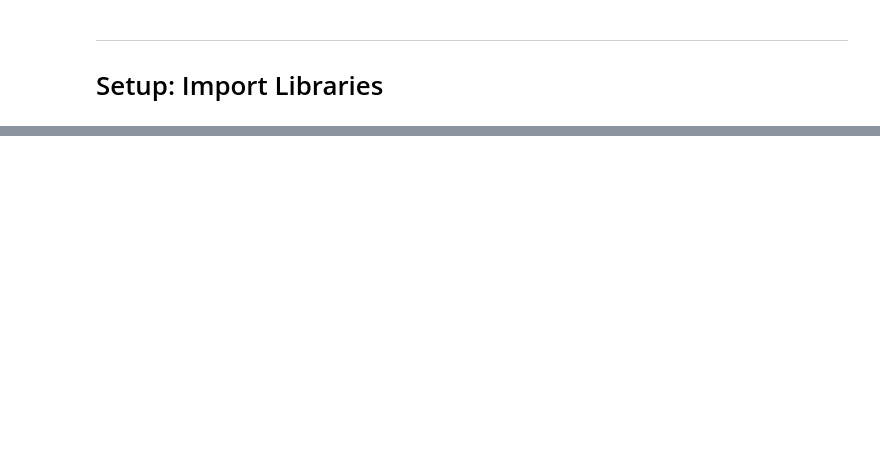
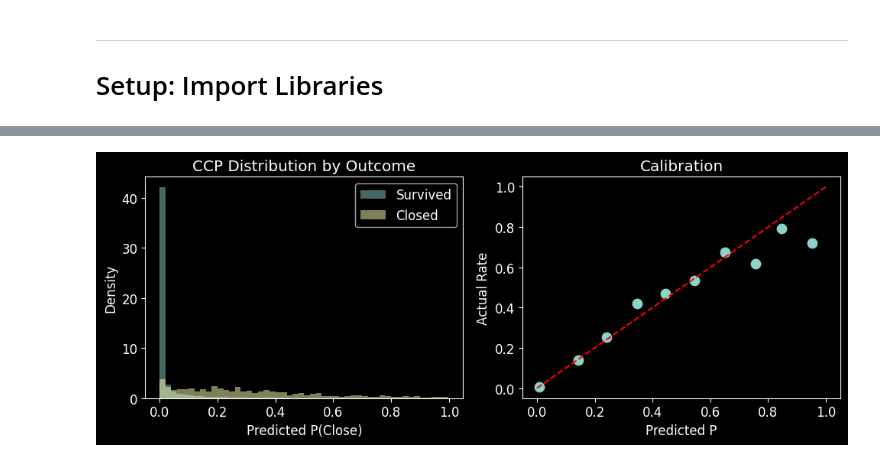
Before and after one commit to mhnam/structural-econometrics, a Jupyter notebook: 47813/tutorial1/Tutorial_1_BankClosure_starter.ipynb, the cells around one changed output, grey strips where cells are left out. Cells and saved outputs as stored; diff of their text form; code cells hidden in the pictures; blank space fills up the shorter version.

```diff
--- a/47813/tutorial1/Tutorial_1_BankClosure_starter.ipynb
+++ b/47813/tutorial1/Tutorial_1_BankClosure_starter.ipynb
@@ -1343,0 +1649,33 @@ plt.show()
+# %%
+# =============================================================================
+# CCP Validation (optional visualization)
+# =============================================================================
+fig, axes = plt.subplots(1, 2, figsize=(10, 4))
+
+# Distribution by outcome
+axes[0].hist(ccp_estimated[y_logit == 0], bins=50, alpha=0.5, label='Survived', density=True)
+axes[0].hist(ccp_estimated[y_logit == 1], bins=50, alpha=0.5, label='Closed', density=True)
+axes[0].set_xlabel('Predicted P(Close)')
+axes[0].set_ylabel('Density')
+axes[0].legend()
+axes[0].set_title('CCP Distribution by Outcome')
+
+# Calibration
+bins = np.linspace(0, 1, 11)
+bin_idx = np.digitize(ccp_estimated, bins)
+bin_means, actual_rates = [], []
+for i in range(1, len(bins)):
+    mask = bin_idx == i
+    if mask.sum() > 10:
+        bin_means.append(ccp_estimated[mask].mean())
+        actual_rates.append(y_logit[mask].mean())
+axes[1].scatter(bin_means, actual_rates, s=80)
+axes[1].plot([0, 1], [0, 1], 'r--')
+axes[1].set_xlabel('Predicted P')
+axes[1].set_ylabel('Actual Rate')
+axes[1].set_title('Calibration')
+
+plt.tight_layout()
+plt.show()
+# %% [output]
+[figure, added]
```
Also changed, not shown: parts of 68 cells of this notebook.
